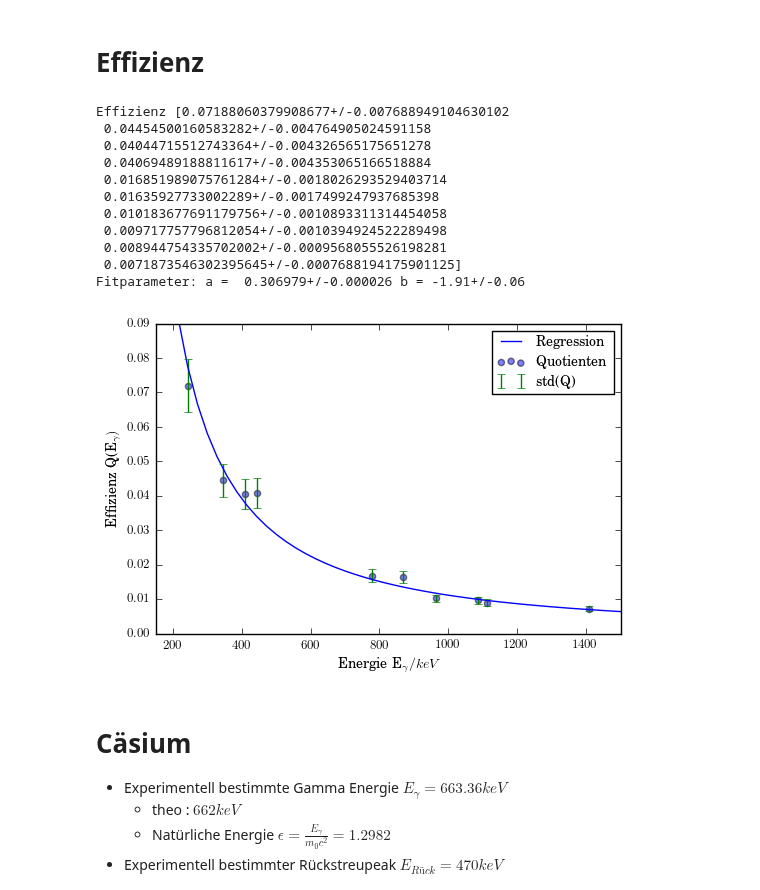
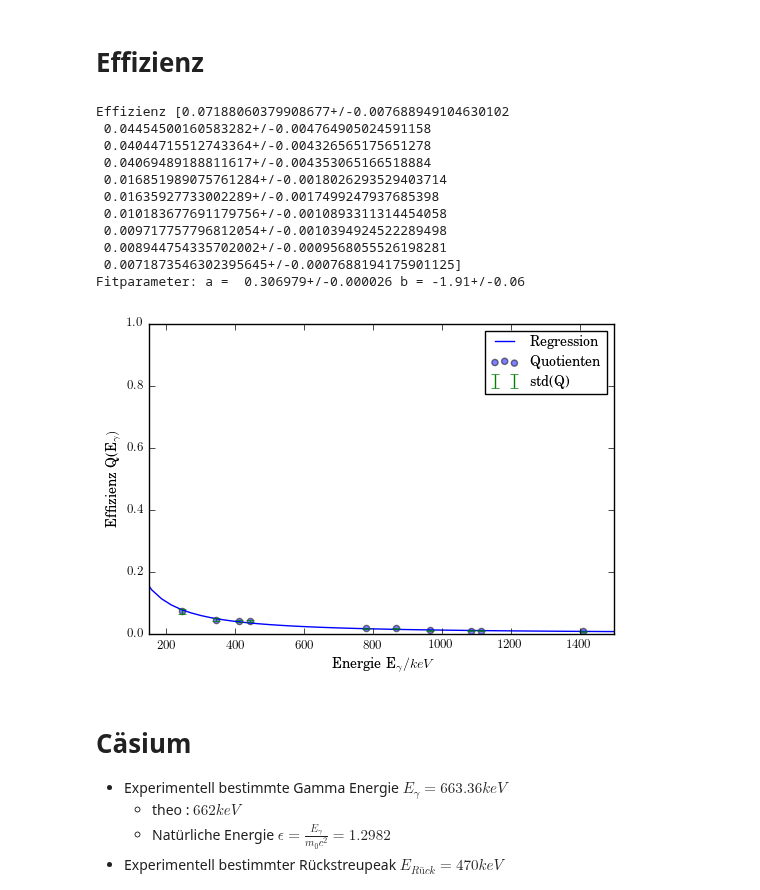
Before and after one commit to MaxSac/FP-Praktikum, a Jupyter notebook: 03-09.01.2017/calculation.ipynb, the cells around one changed output. Saved outputs shown, nothing was run; the diff lists cells and outputs as text; code cells hidden in the pictures.

```diff
--- a/03-09.01.2017/calculation.ipynb
+++ b/03-09.01.2017/calculation.ipynb
@@ -240,7 +240,7 @@ def aktNachTagen(t, akt, halbWz):
 AktEu = aktNachTagen(tDiff, aktEu, halbEu)
 print('Aktivität: ', AktEu)
 distance = ufloat(0.088,0.0003)
-Raumwinkel = 2.*np.pi*(1-distance/(np.sqrt(distance.nominal_value**2+0.0225**2)) )# strenggenommen darf die näherung nur für a > 10cm benutzt werden
+Raumwinkel = 2*np.pi*(1-distance/(np.sqrt(distance.nominal_value**2+0.0225**2)) )# strenggenommen darf die näherung nur für a > 10cm benutzt werden
 print("Raumwinkel: ", Raumwinkel)
 print("Noch einmal Gaußsche Fehlerfortpfalnzung per Hand durchführen !!!!!!!!!!!!!!")
 # %% [output]
@@ -256,35 +256,35 @@ lifetime = 3172 # Zeit in der Effekttiv ein Signal gemessen werden konnte
 Q = EU.peak[1,1:]*4*np.pi/(Raumwinkel*AktEu*WWW*lifetime) #Effizienz
 def pot(x,a, b):
     return a*(x)**(b)
 print('Effizienz', Q)
 paramsEffi = unumpy.uarray([params[0], params[1]],[std[0],std[1]])
 params, cov = curve_fit(pot,unumpy.nominal_values(EU.peak[0,1:]), unumpy.nominal_values(Q), sigma=unumpy.std_devs(Q))
 std = np.sqrt(np.diag(cov))
 print("Fitparameter: a = ",paramsEffi[0] ,"b =", paramsEffi[1])
 x = np.linspace(100,1500)
 plt.plot(x, pot(x, *params), label='Regression')
 plt.scatter(unumpy.nominal_values(EU.peak[0,1:]),un.nominal_values(Q), label='Quotienten', alpha=0.5)
 plt.errorbar(unumpy.nominal_values(EU.peak[0,1:]),un.nominal_values(Q),yerr=unumpy.std_devs(Q), linestyle="None", label="std(Q)")
 plt.xlabel(r"Energie E_\gamma / keV")
 plt.ylabel(r"Effizienz Q(E_\gamma)")
 plt.xlim(150,1500)
-plt.ylim(0,0.09)
+plt.ylim(0,1)
 plt.legend(loc='best')
 plt.savefig('./build/Effizienz.pdf')
 plt.show()
 # %% [output]
 Effizienz [0.07188060379908677+/-0.007688949104630102
  0.04454500160583282+/-0.004764905024591158
  0.04044715512743364+/-0.004326565175651278
  0.04069489188811617+/-0.004353065166518884
  0.016851989075761284+/-0.0018026293529403714
  0.01635927733002289+/-0.0017499247937685398
  0.010183677691179756+/-0.0010893311314454058
  0.009717757796812054+/-0.0010394924522289498
  0.008944754335702002+/-0.0009568055526198281
  0.0071873546302395645+/-0.0007688194175901125]
 Fitparameter: a =  0.306979+/-0.000026 b = -1.91+/-0.06
-[figure, old version]
+[figure, new version]
 # %% [markdown]
 # Cäsium
 - Experimentell bestimmte Gamma Energie  $E_\gamma = 663.36 keV$
```
Also changed, not shown: parts of 1 cell of this notebook, 11 other files.
